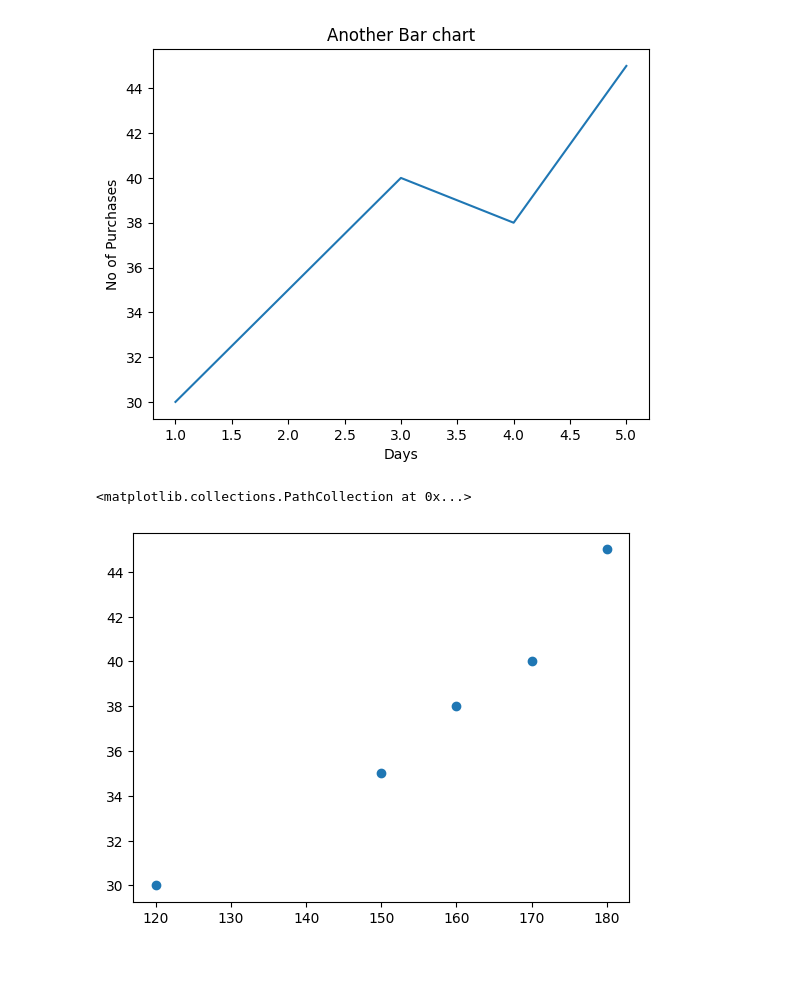
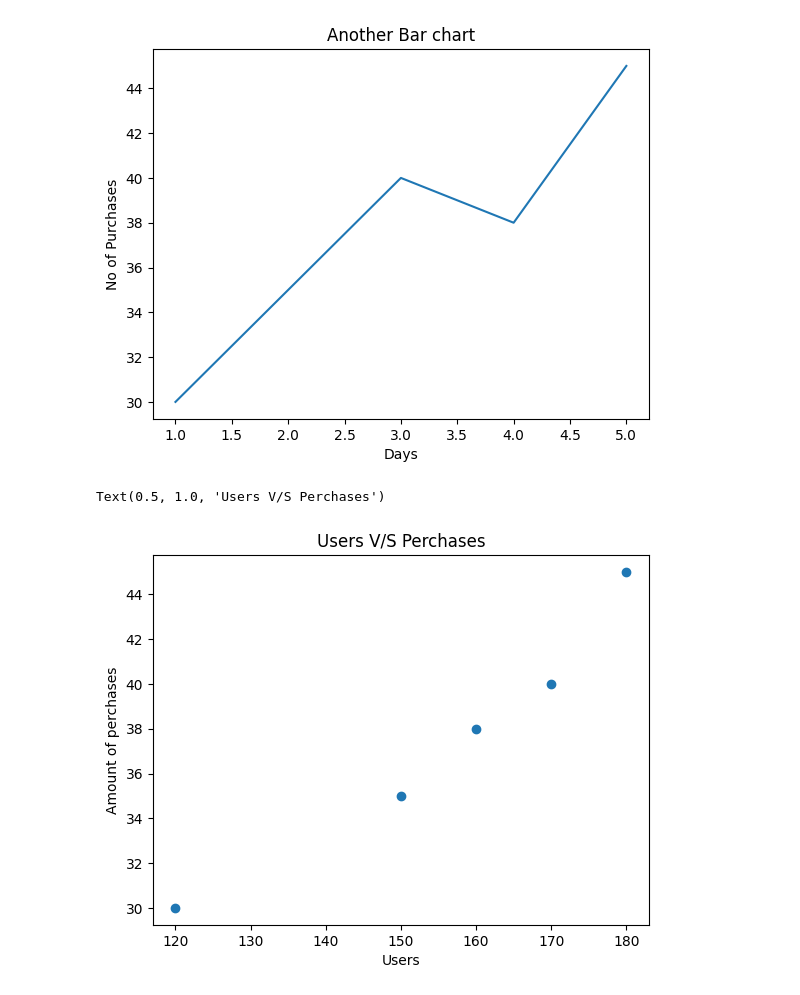
Before and after one commit to YS-Pundir/Python-Revision, a Jupyter notebook: Important-python-Libraries/matplot/revision.ipynb, the cells around one changed output. Drawn from its saved outputs; the diff is of its cells as text; code cells hidden in the pictures; blank space fills up the shorter version.

Commit message:
adding the scatter chrat

```diff
--- a/Important-python-Libraries/matplot/revision.ipynb
+++ b/Important-python-Libraries/matplot/revision.ipynb
@@ -34,6 +34,10 @@ plt.title("Another Bar chart")
 Text(0.5, 1.0, 'Another Bar chart')
 [figure]
 # %%
+plt.scatter(df["Users"],df["Purchase"])
+plt.xlabel("Users")
+plt.ylabel("Amount of perchases")
+plt.title("Users V/S Perchases")
 # %% [output]
-<matplotlib.collections.PathCollection at 0x...>
+Text(0.5, 1.0, 'Users V/S Perchases')
-[figure, old version]
+[figure, new version]
```
Also changed, not shown: parts of 1 cell of this notebook.
